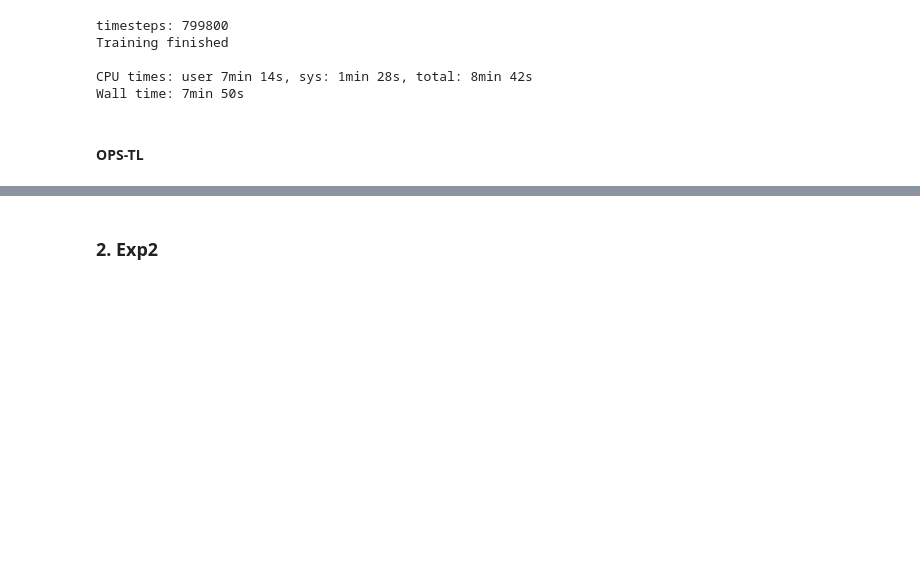
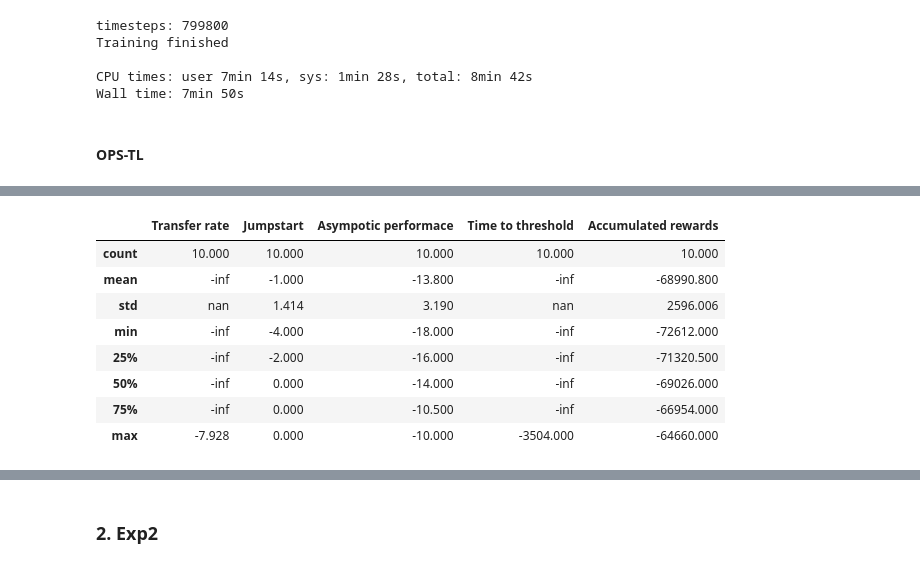
Before and after one commit to YangTA0/NegativeTransferEx, a Jupyter notebook: Baseline.ipynb, the cells around one changed output, grey strips where cells are left out. Cells and saved outputs as stored; diff of their text form; code cells hidden in the pictures; blank space fills up the shorter version.

```diff
--- a/Baseline.ipynb
+++ b/Baseline.ipynb
@@ -1038,7 +1431,7 @@ Wall time: 14min 51s
 %%time
 
 # training Taxi-v001 from scratch
-qlearn_episodes_length_v001, qlearn_penalties_v001, qlearn_rewards_v001,_, qlearn_q_table_v001 = transform(target_rl_algo = q_learning,
+qlearn_episodes_length_v001, qlearn_penalties_v001, qlearn_rewards_v001,_, qlearn_q_table_v001 = transform(tl_algo = q_learning,
                                                                                      episode_num = EPISODE_NUM,
                                                                                      repeat_times = REPEAT_TIMES,
                                                                                      target_task = "Taxi-v001",
@@ -2015,7 +2408,7 @@ Wall time: 8min 41s
 # %%
 %%time
 #qlearn_v001_003
-qlearn_episodes_length_v001_003, qlearn_penalties_v001_003,qlearn_rewards_v001_003, _, qlearn_q_table_v001_003 = transform(target_rl_algo= q_learning,
+qlearn_episodes_length_v001_003, qlearn_penalties_v001_003,qlearn_rewards_v001_003, _, qlearn_q_table_v001_003 = transform(tl_algo= q_learning,
                                                                                        episode_num = EPISODE_NUM,
                                                                                        repeat_times = REPEAT_TIMES,
                                                                                        target_task = "Taxi-v003",
@@ -2190,0 +2627,15 @@ Canvas(toolbar=Toolbar(toolitems=[('Home', 'Reset original view', 'home', 'home'
+# %%
+# qlearn-Far transfer
+res = get_results(qlearn_rewards_v003,qlearn_rewards_v001_003)
+res = pd.DataFrame(res)
+res.describe()
+# %% [output]
+|  | Transfer rate | Jumpstart | Asympotic performace | Time to threshold | Accumulated rewards |
+| count | 10.000 | 10.000 | 10.000 | 10.000 | 10.000 |
+| mean | -inf | -1.000 | -13.800 | -inf | -68990.800 |
+| std | nan | 1.414 | 3.190 | nan | 2596.006 |
+| min | -inf | -4.000 | -18.000 | -inf | -72612.000 |
+| 25% | -inf | -2.000 | -16.000 | -inf | -71320.500 |
+| 50% | -inf | 0.000 | -14.000 | -inf | -69026.000 |
+| 75% | -inf | 0.000 | -10.500 | -inf | -66954.000 |
+| max | -7.928 | 0.000 | -10.000 | -3504.000 | -64660.000 |
```
Also changed, not shown: parts of 141 cells of this notebook.
